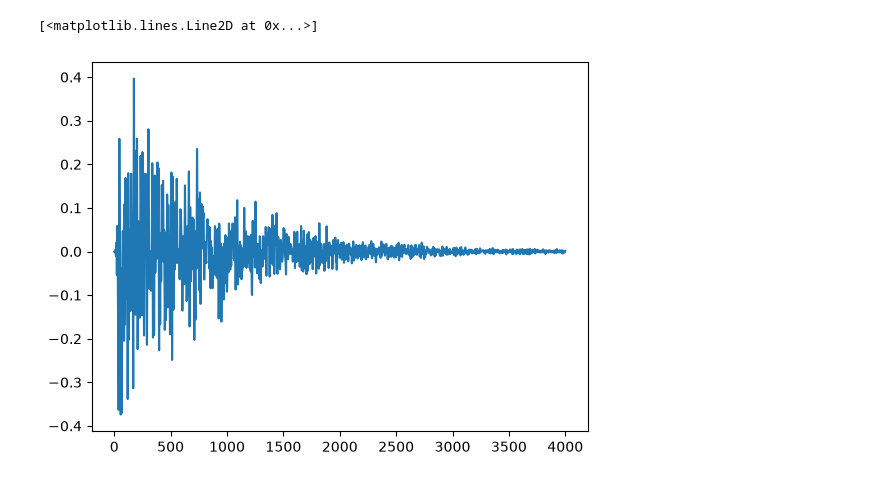
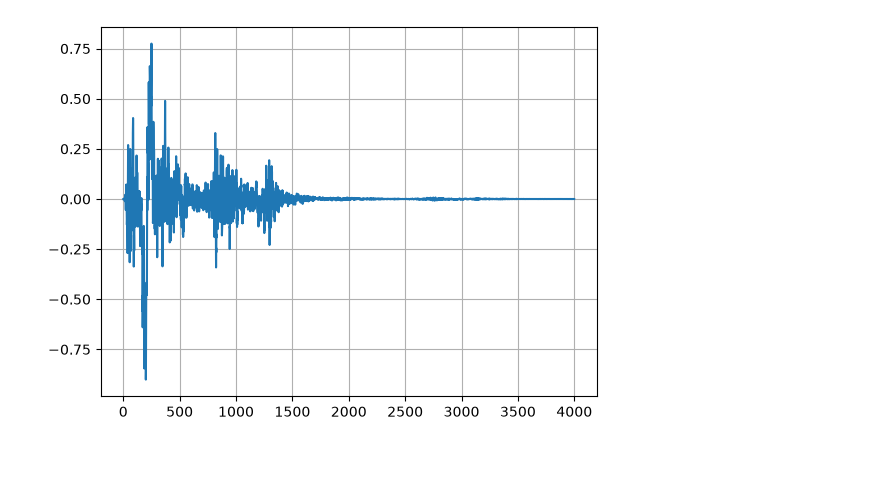
Before and after one commit to lefontouras/linse, a Jupyter notebook: filtro adaptativo/filtro_adaptativo.ipynb, the cells around one changed output. Saved outputs shown, nothing was run; the diff lists cells and outputs as text; code cells hidden in the pictures.

```diff
--- a/filtro adaptativo/filtro_adaptativo.ipynb
+++ b/filtro adaptativo/filtro_adaptativo.ipynb
@@ -48,7 +48,7 @@ def ler_arquivo_hex(arquivo):
 # %%
 def lms(w, x, e):
     #mu = 10**-6
-    mu = 0.01
+    mu = .3
     n = len(w)
 
     for i in range (n):
@@ -72,6 +72,9 @@ X = ler_arquivo_hex('ruido_branco.hex')
 T = passa_baixa(m, fc_hertz, fs)
 
 E = np.zeros(len(X))
+D_save = np.zeros(len(X))
+Y_save = np.zeros(len(X))
+
 W = np.zeros(m)
 
 janela_x = np.zeros(m)
@@ -84,12 +87,15 @@ for i in range(len(X)):
     D = filtro(T, janela_x)
     Y = filtro(W, janela_x)
 
+    D_save[i] = D
+    Y_save[i] = Y
     e = D - Y
     E[i] = e
 
     W = lms(W, janela_x, e)
 # %%
 plt.plot(E)
+#plt.xlim(0, 10000)
+plt.grid()
 # %% [output]
-[<matplotlib.lines.Line2D at 0x...>]
-[figure, old version]
+[figure, new version]
```
Also changed, not shown: parts of 1 cell of this notebook, 1 other file.
